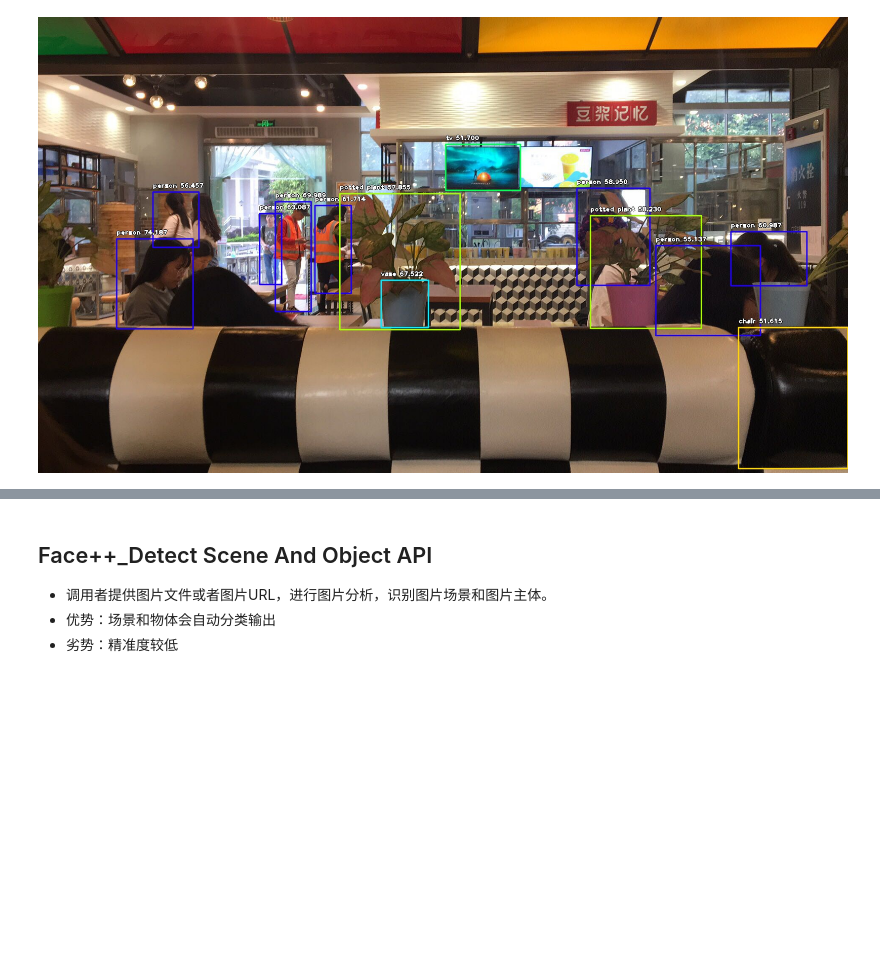
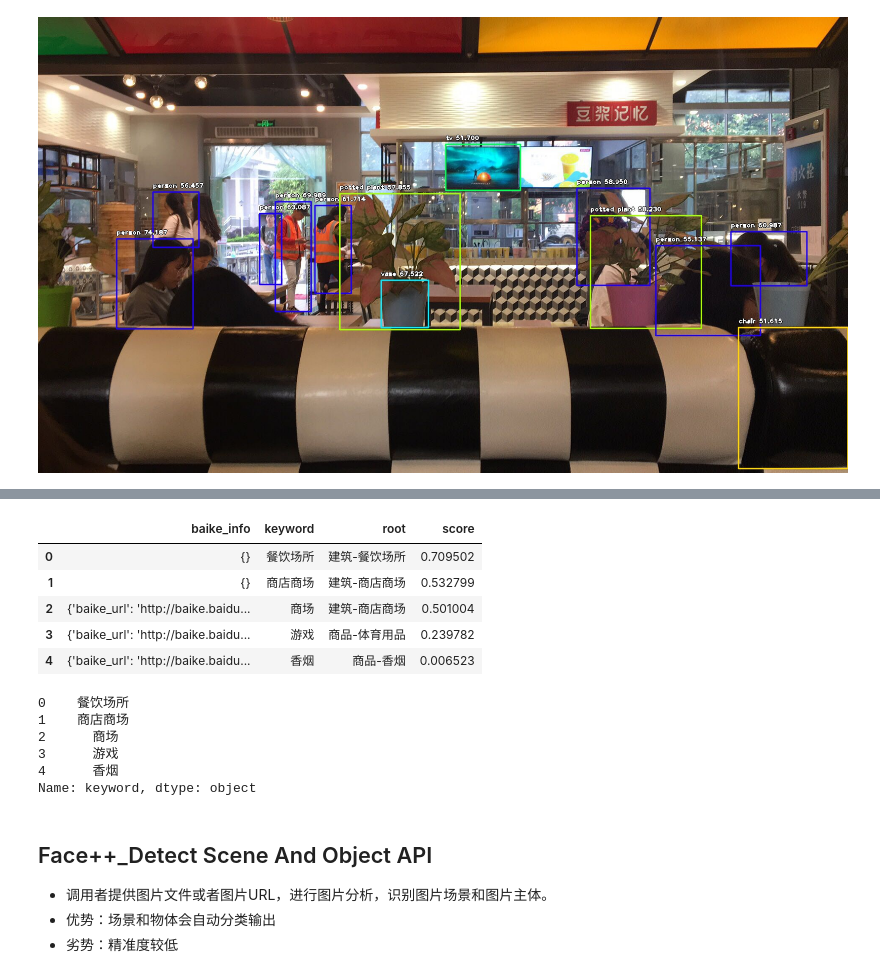
Before and after one commit to bingxin70aa/API_ML_AI, a Jupyter notebook: AzureAPI_vs_ObjectDetectionAPI_vs_baiduAPI_vs_Face++API .ipynb, the cells around one changed output, grey strips where cells are left out. Drawn from its saved outputs; the diff is of its cells as text; code cells hidden in the pictures; blank space fills up the shorter version.

Commit message:
add AzureAPI_vs_ObjectDetectionAPI_vs_baiduAPI_vs_Face++API .ipynb
baidu api

```diff
--- a/AzureAPI_vs_ObjectDetectionAPI_vs_Face++API .ipynb
+++ b/AzureAPI_vs_ObjectDetectionAPI_vs_baiduAPI_vs_Face++API .ipynb
@@ -63,0 +67,26 @@ Image("image3new.jpg")
+# %%
+from aip import AipImageClassify
+
+""" 你的 APPID AK SK """
+APP_ID = '15243094'
+API_KEY = 'LQmsRK8lekdokGQA92rYpzLE'
+SECRET_KEY = 'TkUk3ALWKPKdyZFGWg11m1UZgYuG8RmG'
+
+client = AipImageClassify(APP_ID, API_KEY, SECRET_KEY)
+
+""" 读取图片 """
+def get_file_content(filePath):
+    with open(filePath, 'rb') as fp:
+        return fp.read()
+
+image = get_file_content('image3new.jpg')
+
+""" 调用通用物体识别 """
+client.advancedGeneral(image);
+
+""" 如果有可选参数 """
+options = {}
+options["baike_num"] = 5
+
+""" 带参数调用通用物体识别 """
+client.advancedGeneral(image, options)
@@ -64,3 +111,26 @@ Image("image3new.jpg")
+# %%
+import pandas as pd
+
+data= client.advancedGeneral(image, options)
+
+df = pd.DataFrame(data['result'])
+df
+# %% [output]
+|  | baike_info | keyword | root | score |
+| 0 | {} | 餐饮场所 | 建筑-餐饮场所 | 0.709502 |
+| 1 | {} | 商店商场 | 建筑-商店商场 | 0.532799 |
+| 2 | {'baike_url': 'http://baike.baidu... | 商场 | 建筑-商店商场 | 0.501004 |
+| 3 | {'baike_url': 'http://baike.baidu... | 游戏 | 商品-体育用品 | 0.239782 |
+| 4 | {'baike_url': 'http://baike.baidu... | 香烟 | 商品-香烟 | 0.006523 |
+# %%
+df['keyword']
+# %% [output]
+0    餐饮场所
+1    商店商场
+2      商场
+3      游戏
+4      香烟
+Name: keyword, dtype: object
 # %% [markdown]
 ## Face++_Detect Scene And Object API
 * 调用者提供图片文件或者图片URL，进行图片分析，识别图片场景和图片主体。
```
Also changed, not shown: parts of 7 cells of this notebook, 1 other file.
